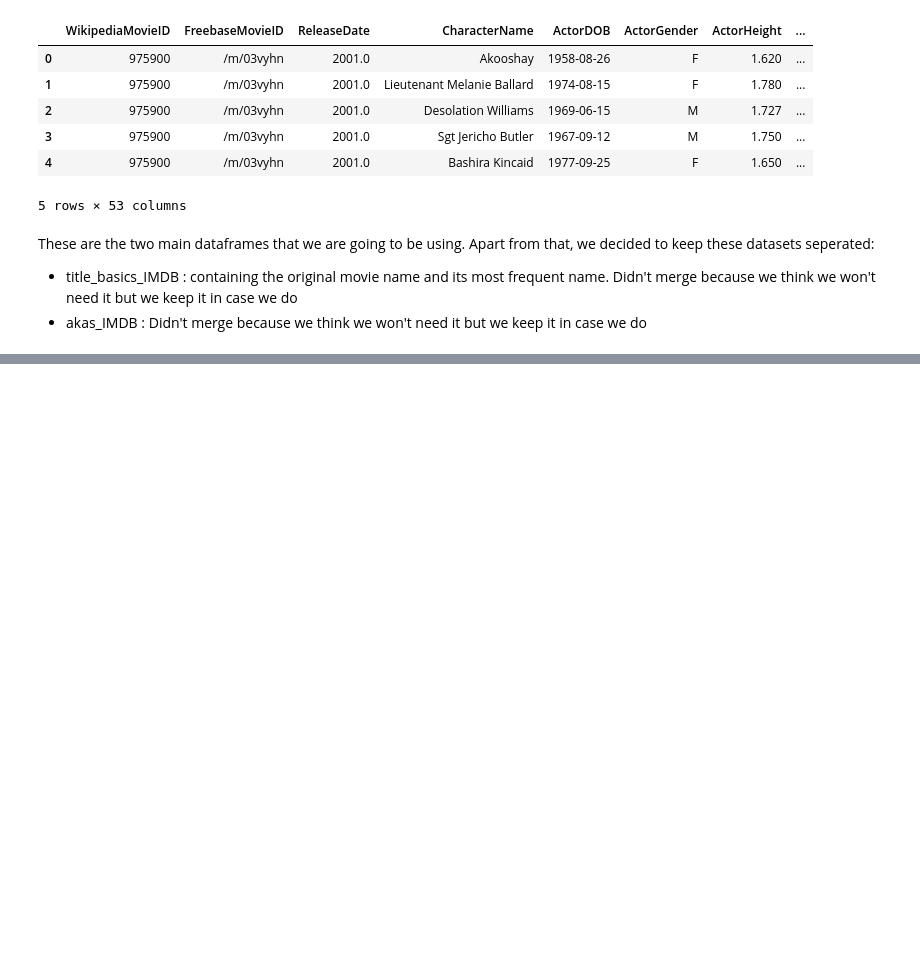
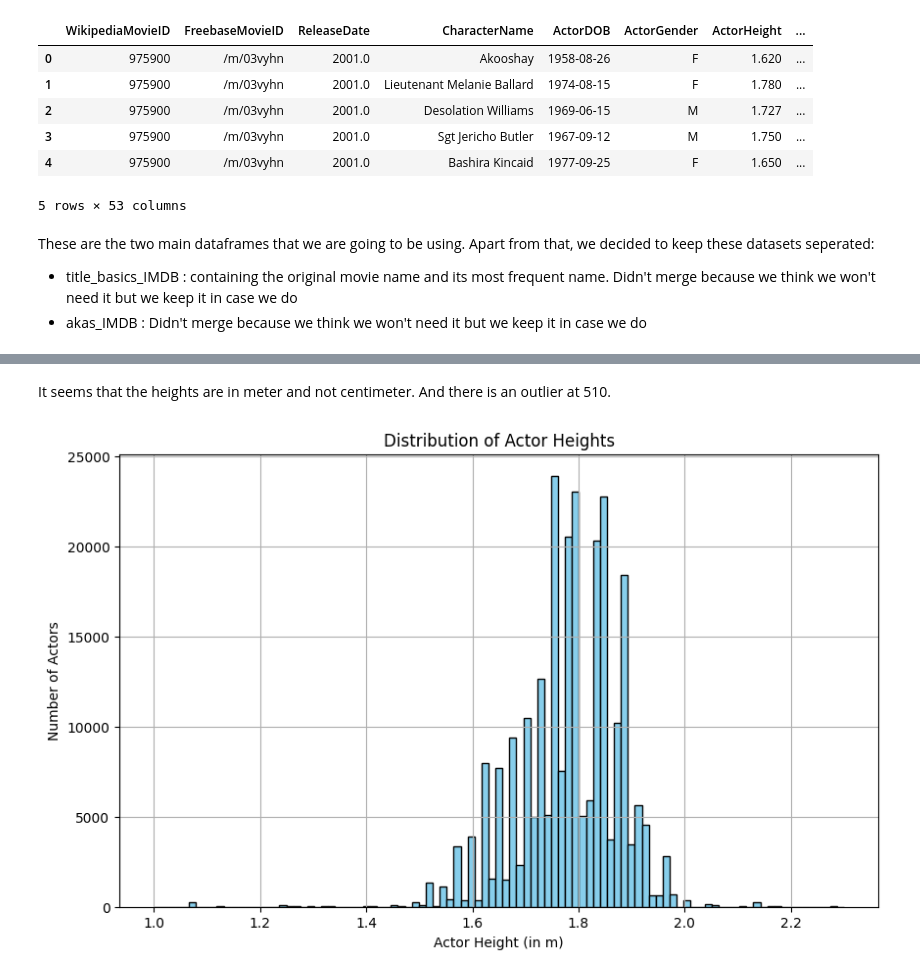
Before and after one commit to epfl-ada/ada-2024-project-arabsdatascientists2024, a Jupyter notebook: Exlploration_CMU.ipynb, the cells around one changed output, grey strips where cells are left out. Saved outputs shown, nothing was run; the diff lists cells and outputs as text; code cells hidden in the pictures; blank space fills up the shorter version.

```diff
--- a/Exlploration_CMU.ipynb
+++ b/Exlploration_CMU.ipynb
@@ -2370,7 +2235,7 @@ Index(['Unnamed: 0', 'Film', 'Oscar Year', 'Film Studio/Producer(s)', 'Award',
        'Tomatometer Rotten Critics Count', 'Film ID'],
       dtype='object')
 # %%
-oscar_awards=pd.read_csv('data/the-oscar-award/versions/11/the_oscar_award.csv')
+oscar_awards=pd.read_csv('/Users/lylou/Downloads/oscars/the-oscar-award/versions/11/the_oscar_award.csv')
 
 oscar_awards
 # %% [output]
@@ -2503,5 +2367,5 @@ print(movie_metadata['numVotes'].isna().sum()/len(movie_metadata['user_score']))
 # %%
-movie_metadata.drop(columns=['user_score', 'tomatometer_rating','audience_rating' ], inplace=True)
+movie_metadata.drop(columns=['user_score_metacritic', 'tomatometer_rating','audience_rating' ], inplace=True)
 # %%
 movie_metadata.head (5)
 # %% [output]
@@ -2569,0 +2436,11 @@ akas_IMDB.head(5)
+# %%
+# To avoid merging 2 huge df we extract from movie_metadata the relevant columns
+movie_data = movie_metadata[['WikipediaMovieID', 'BoxOfficeRevenue', 'averageRating', 'metascore_metacritic']]
+
+# Same for charcater we extract the actor's height, age and gender
+actor_data = character_metadata[['WikipediaMovieID', 'ActorHeight','ActorAgeAtRelease', 'ActorGender']]
+
+# We merge the 2 df on the wikipediaID
+correlation_data = pd.merge(movie_data, actor_data, on='WikipediaMovieID', how='inner')
+
+correlation_data
@@ -2569,0 +2461,4 @@ akas_IMDB.head(5)
+# %%
+# We drop all the nans values
+correlation_data=correlation_data.dropna()
+correlation_data
@@ -2569,0 +2491,14 @@ akas_IMDB.head(5)
+# %% [markdown]
+It seems that the heights are in meter and not centimeter. And there is an outlier at 510.
+# %%
+plt.figure(figsize=(10, 6))
+
+# We think it is reasonable to start at 1m for actors and look up to 2.3m
+plt.hist(correlation_data['ActorHeight'], bins=np.linspace(1, 2.3, 100), edgecolor='black', color='skyblue')
+plt.title('Distribution of Actor Heights')
+plt.xlabel('Actor Height (in m)')
+plt.ylabel('Number of Actors')
+plt.grid(True)
+plt.show()
+# %% [output]
+[figure, added]
```
Also changed, not shown: parts of 80 cells of this notebook.
